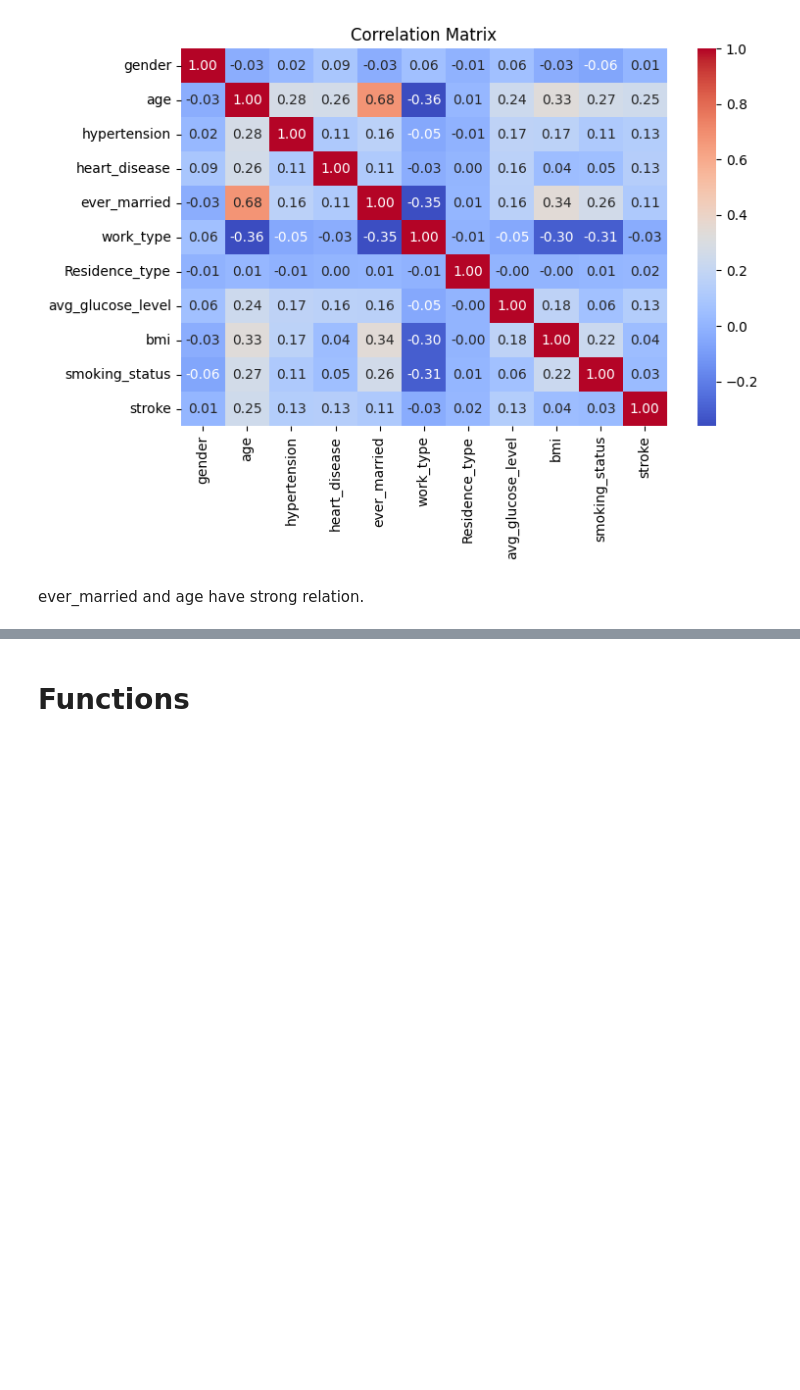
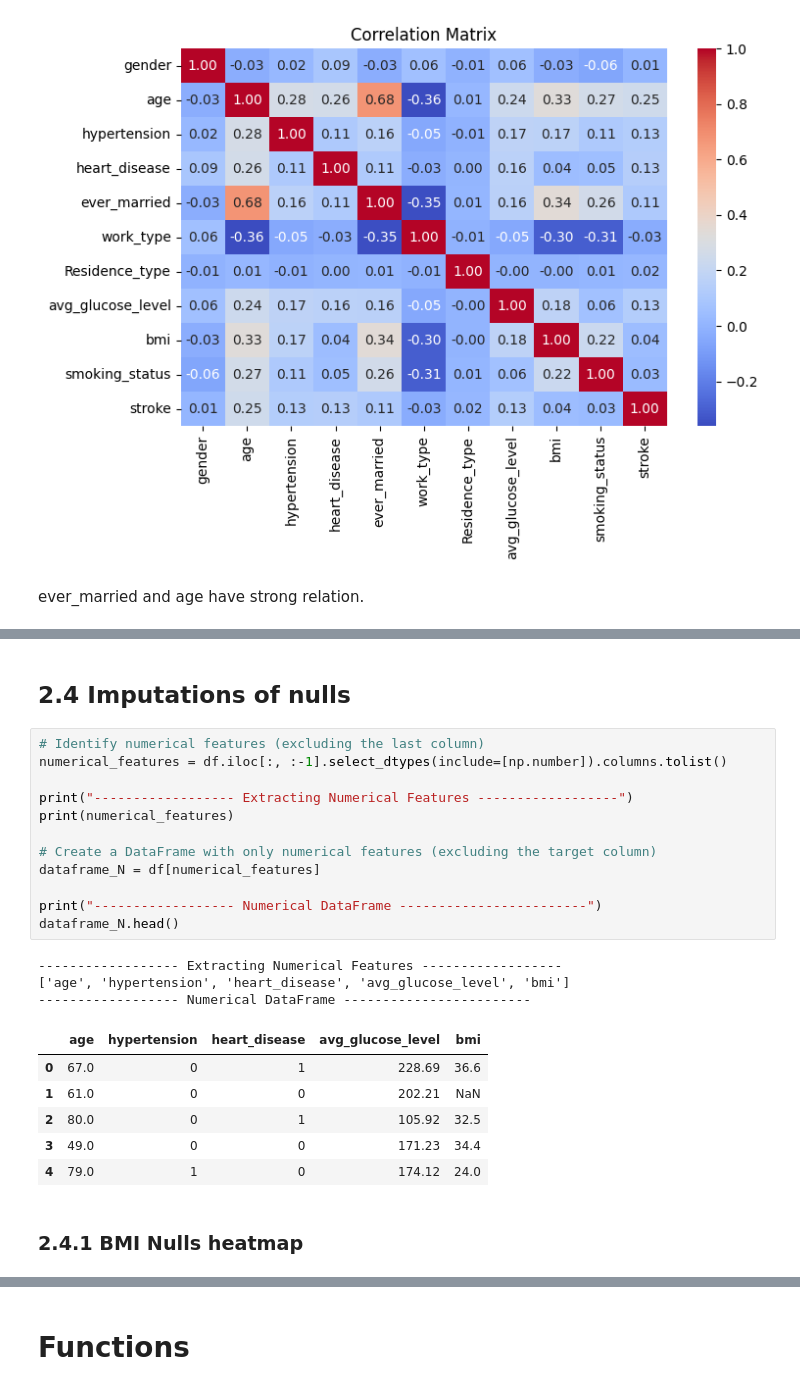
Before and after one commit to YasminaNasser/Stroke-Prediction-Data-Mining, a Jupyter notebook: Stroke_Prediction.ipynb, the cells around one changed output, grey strips where cells are left out. Cells and saved outputs as stored; diff of their text form; blank space fills up the shorter version.

```diff
--- a/Stroke_Prediction.ipynb
+++ b/Stroke_Prediction.ipynb
@@ -217,0 +251,26 @@ ever_married and age have strong relation.
+# %% [markdown]
+## 2.4 Imputations of nulls
+# %%
+# Identify numerical features (excluding the last column)
+numerical_features = df.iloc[:, :-1].select_dtypes(include=[np.number]).columns.tolist()
+
+print("------------------ Extracting Numerical Features ------------------")
+print(numerical_features)
+
+# Create a DataFrame with only numerical features (excluding the target column)
+dataframe_N = df[numerical_features]
+
+print("------------------ Numerical DataFrame ------------------------")
+dataframe_N.head()
+# %% [output]
+------------------ Extracting Numerical Features ------------------
+['age', 'hypertension', 'heart_disease', 'avg_glucose_level', 'bmi']
+------------------ Numerical DataFrame ------------------------
+|  | age | hypertension | heart_disease | avg_glucose_level | bmi |
+| 0 | 67.0 | 0 | 1 | 228.69 | 36.6 |
+| 1 | 61.0 | 0 | 0 | 202.21 | NaN |
+| 2 | 80.0 | 0 | 1 | 105.92 | 32.5 |
+| 3 | 49.0 | 0 | 0 | 171.23 | 34.4 |
+| 4 | 79.0 | 1 | 0 | 174.12 | 24.0 |
+# %% [markdown]
+### 2.4.1 BMI Nulls heatmap
```
Also changed, not shown: parts of 48 cells of this notebook.
